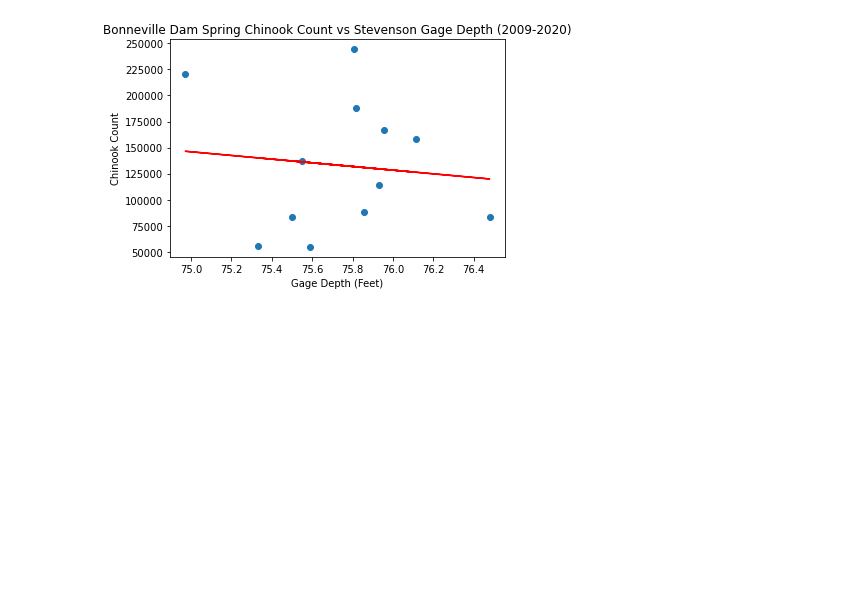
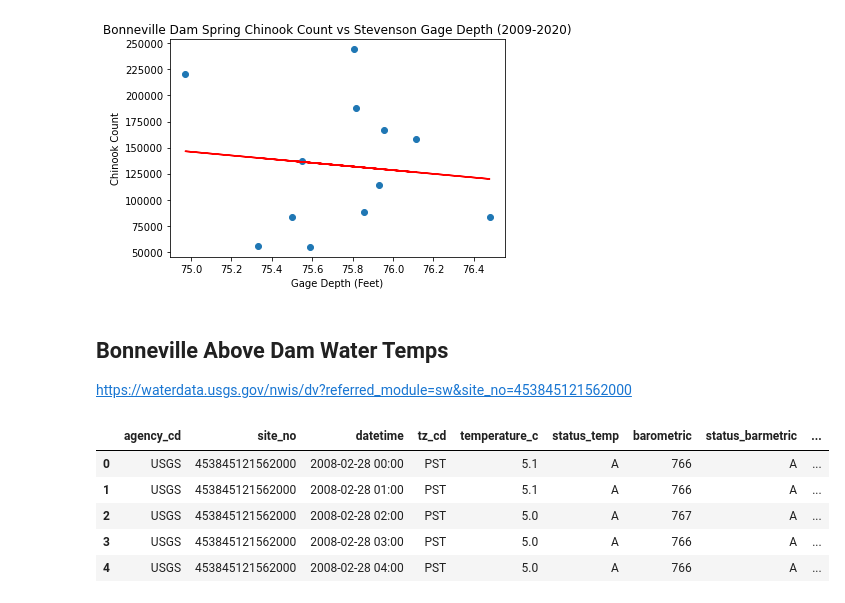
Before and after one commit to jayhjman/bootcamp-project1, a Jupyter notebook: Above-Bonneville-Visual.ipynb, the cells around one changed output. Cells and saved outputs as stored; diff of their text form; code cells hidden in the pictures; blank space fills up the shorter version.

```diff
--- a/Above-Bonneville-Visual.ipynb
+++ b/Above-Bonneville-Visual.ipynb
@@ -219,3 +215,18 @@ The r-value is: -0.10820992226646635
 The r2-value is: 0.011709387276914689
 The p-value is: 0.7378161533612835
 [figure]
+# %% [markdown]
+## Bonneville Above Dam Water Temps
+https://waterdata.usgs.gov/nwis/dv?referred_module=sw&site_no=453845121562000
+# %%
+# Get Dodson Temperature Data just below Bonneville
+above_bonneville_forebay_file = "Resources/columbia_bonneville_forebay.csv"
+above_bonneville_forebay_df = pd.read_csv(above_bonneville_forebay_file, sep="\t")
+above_bonneville_forebay_df.head()
+# %% [output]
+|  | agency_cd | site_no | datetime | tz_cd | temperature_c | status_temp | barometric | status_barmetric | ... |
+| 0 | USGS | 453845121562000 | 2008-02-28 00:00 | PST | 5.1 | A | 766 | A | ... |
+| 1 | USGS | 453845121562000 | 2008-02-28 01:00 | PST | 5.1 | A | 766 | A | ... |
+| 2 | USGS | 453845121562000 | 2008-02-28 02:00 | PST | 5.0 | A | 767 | A | ... |
+| 3 | USGS | 453845121562000 | 2008-02-28 03:00 | PST | 5.0 | A | 766 | A | ... |
+| 4 | USGS | 453845121562000 | 2008-02-28 04:00 | PST | 5.0 | A | 766 | A | ... |
```
Also changed, not shown: parts of 5 cells of this notebook, 13 other files.
